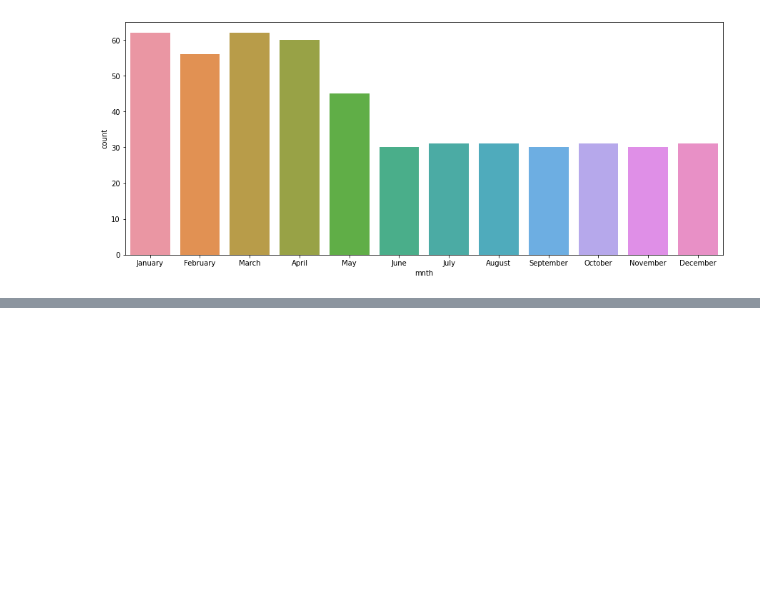
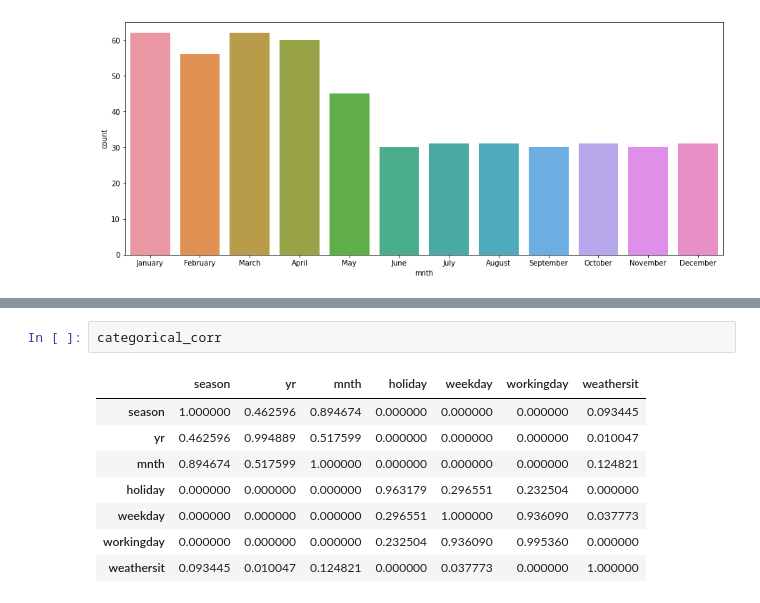
Before and after one commit to rajlm10/Touchstone-Foundation, a Jupyter notebook: EDA_Kaggle_Bikes.ipynb, the cells around one changed output, grey strips where cells are left out. Cells and saved outputs as stored; diff of their text form; blank space fills up the shorter version.

```diff
--- a/EDA_Kaggle_Bikes.ipynb
+++ b/EDA_Kaggle_Bikes.ipynb
@@ -292,0 +343,11 @@ sns.countplot(x=df_categorical['mnth'], data=df_categorical);
+# %%
+categorical_corr
+# %% [output]
+|  | season | yr | mnth | holiday | weekday | workingday | weathersit |
+| season | 1.000000 | 0.462596 | 0.894674 | 0.000000 | 0.000000 | 0.000000 | 0.093445 |
+| yr | 0.462596 | 0.994889 | 0.517599 | 0.000000 | 0.000000 | 0.000000 | 0.010047 |
+| mnth | 0.894674 | 0.517599 | 1.000000 | 0.000000 | 0.000000 | 0.000000 | 0.124821 |
+| holiday | 0.000000 | 0.000000 | 0.000000 | 0.963179 | 0.296551 | 0.232504 | 0.000000 |
+| weekday | 0.000000 | 0.000000 | 0.000000 | 0.296551 | 1.000000 | 0.936090 | 0.037773 |
+| workingday | 0.000000 | 0.000000 | 0.000000 | 0.232504 | 0.936090 | 0.995360 | 0.000000 |
+| weathersit | 0.093445 | 0.010047 | 0.124821 | 0.000000 | 0.037773 | 0.000000 | 1.000000 |
```
Also changed, not shown: parts of 6 cells of this notebook.
